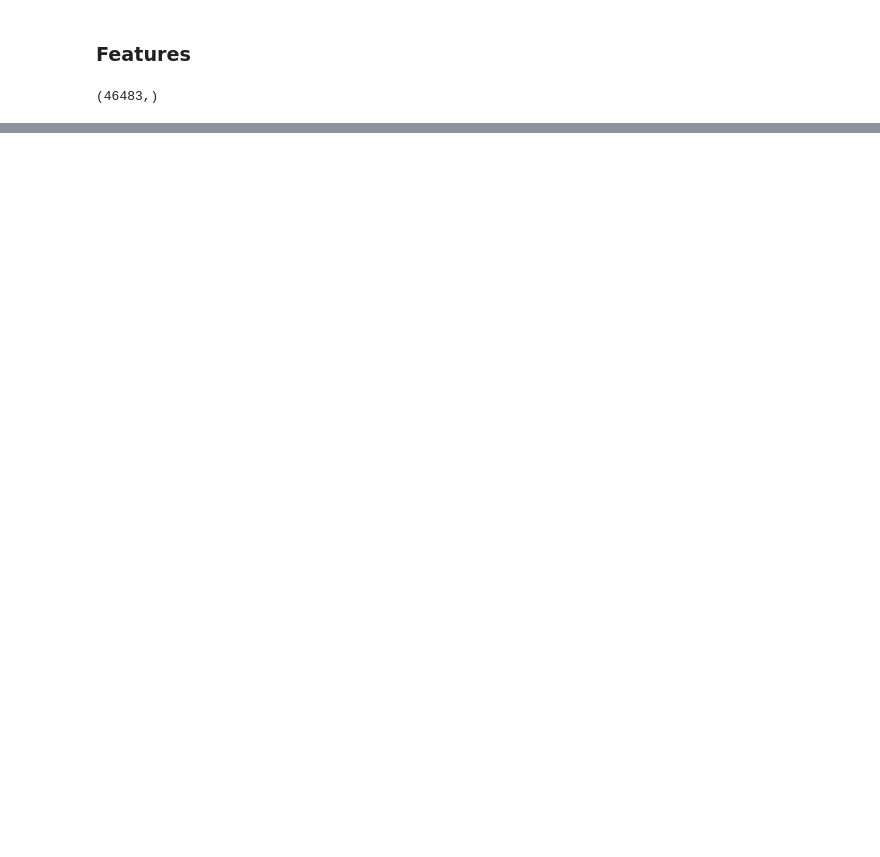
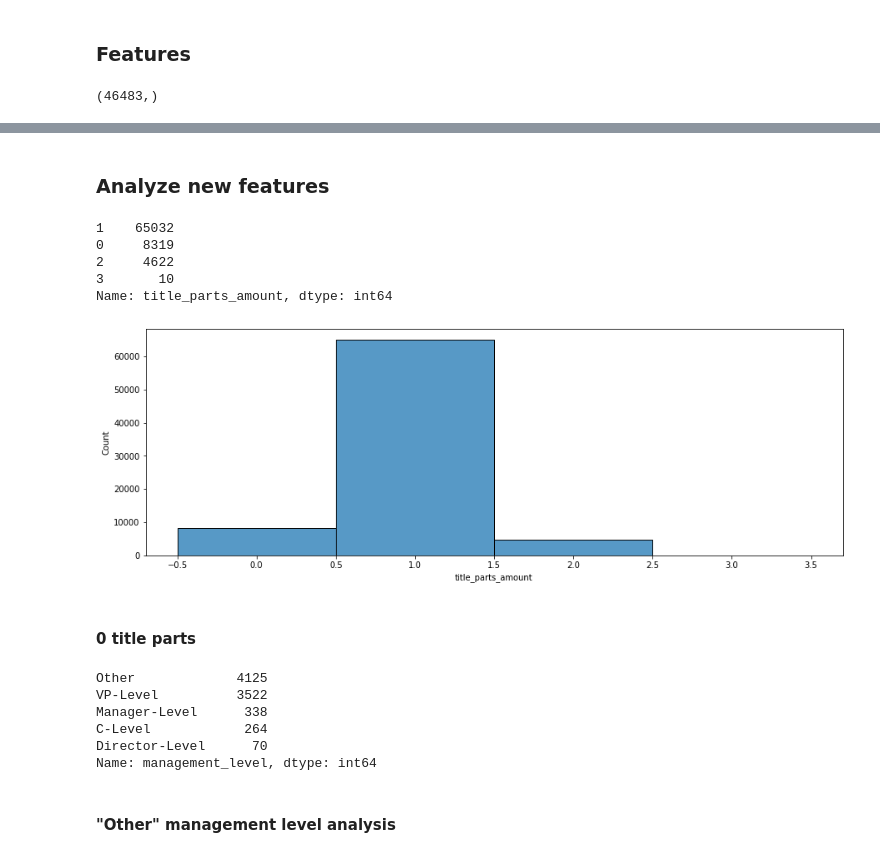
Before and after one commit to omerk1/seniority_prediction, a Jupyter notebook: notebooks/EDA.ipynb, the cells around one changed output, grey strips where cells are left out. Cells and saved outputs as stored; diff of their text form; code cells hidden in the pictures; blank space fills up the shorter version.

```diff
--- a/notebooks/EDA.ipynb
+++ b/notebooks/EDA.ipynb
@@ -89,0 +143,21 @@ plt.show()
+# %%
+def check_if_title_contains_keyword(title, list_of_keywords):
+    for keyword in list_of_keywords:
+        if keyword in title.lower():
+            return 1
+    return 0
+# %%
+for level, list_of_keywords in relevant_title_parts_per_management_level.items():
+    df[f'title_has_{level}_parts'] = df['title_filled'].apply(
+        lambda title: check_if_title_contains_keyword(title, list_of_keywords)
+    )
+
+
+for level, substrings_to_exclude in substrings_to_exclude_per_management_level.items():
+    for sub_s in substrings_to_exclude:
+        df[f'title_has_{level}_parts'] = np.where(
+            (df[f'title_has_{level}_parts'] == 1) &
+            (df['title_filled'].apply(lambda s: s.lower()).str.contains(sub_s)),
+            0,
+            df[f'title_has_{level}_parts']
+        )
@@ -89,0 +187,3 @@ plt.show()
+# %%
+title_parts_columns = [f'title_has_{level}_parts' for level in relevant_title_parts_per_management_level.keys()]
+df[['title_filled'] + title_parts_columns].head()
@@ -89,0 +197,18 @@ plt.show()
+# %% [markdown]
+### Analyze new features
+# %%
+df['title_parts_amount'] = df[title_parts_columns].sum(axis=1)
+# %%
+df['title_parts_amount'].value_counts()
+# %% [output]
+1    65032
+0     8319
+2     4622
+3       10
+Name: title_parts_amount, dtype: int64
+# %%
+fig, ax = plt.subplots(figsize=(15, 5))
+sns.histplot(df['title_parts_amount'], discrete=True, ax=ax)
+plt.show()
+# %% [output]
+[figure, added]
@@ -89,0 +220,12 @@ plt.show()
+# %% [markdown]
+#### 0 title parts
+# %%
+no_title_parts_df = df[df['title_parts_amount'] == 0]
+no_title_parts_df['management_level'].value_counts()
+# %% [output]
+Other             4125
+VP-Level          3522
+Manager-Level      338
+C-Level            264
+Director-Level      70
+Name: management_level, dtype: int64
@@ -89,0 +236,2 @@ plt.show()
+# %% [markdown]
+#### "Other" management level analysis
```
Also changed, not shown: parts of 38 cells of this notebook, 2 other files.
